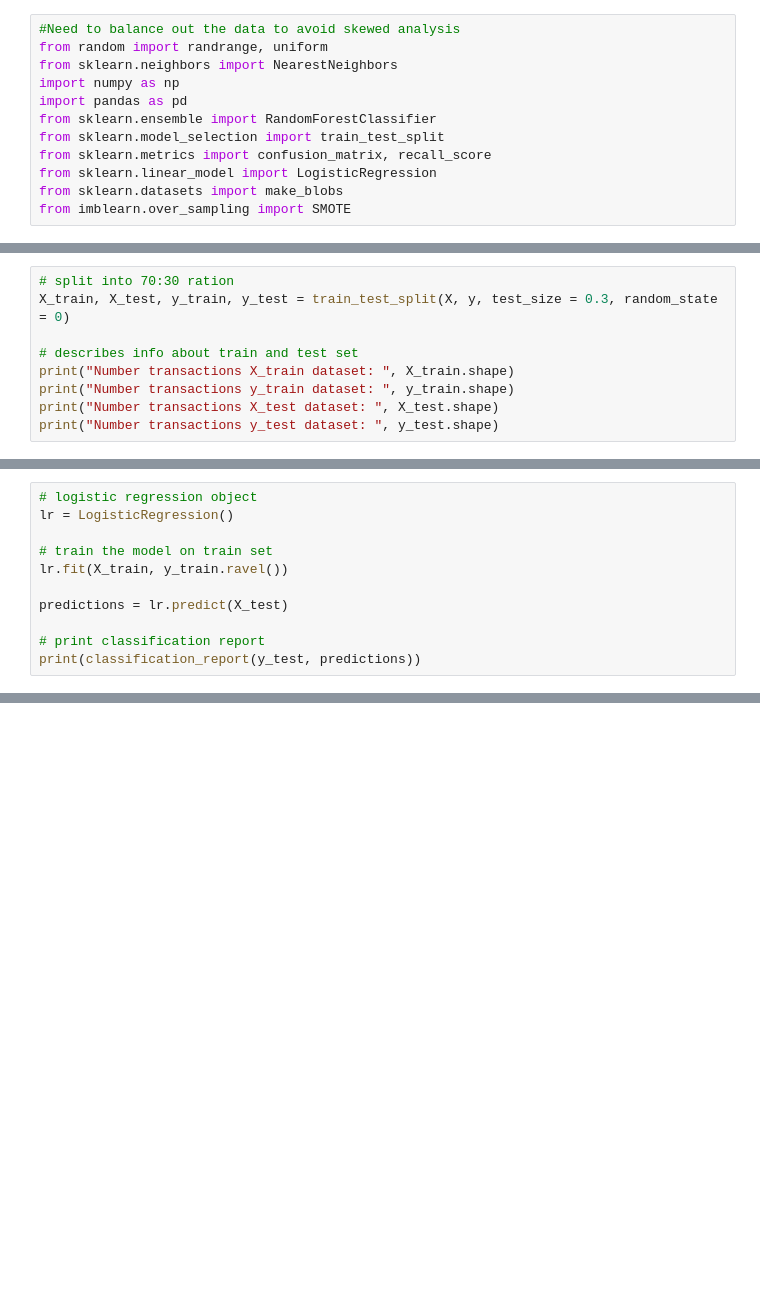
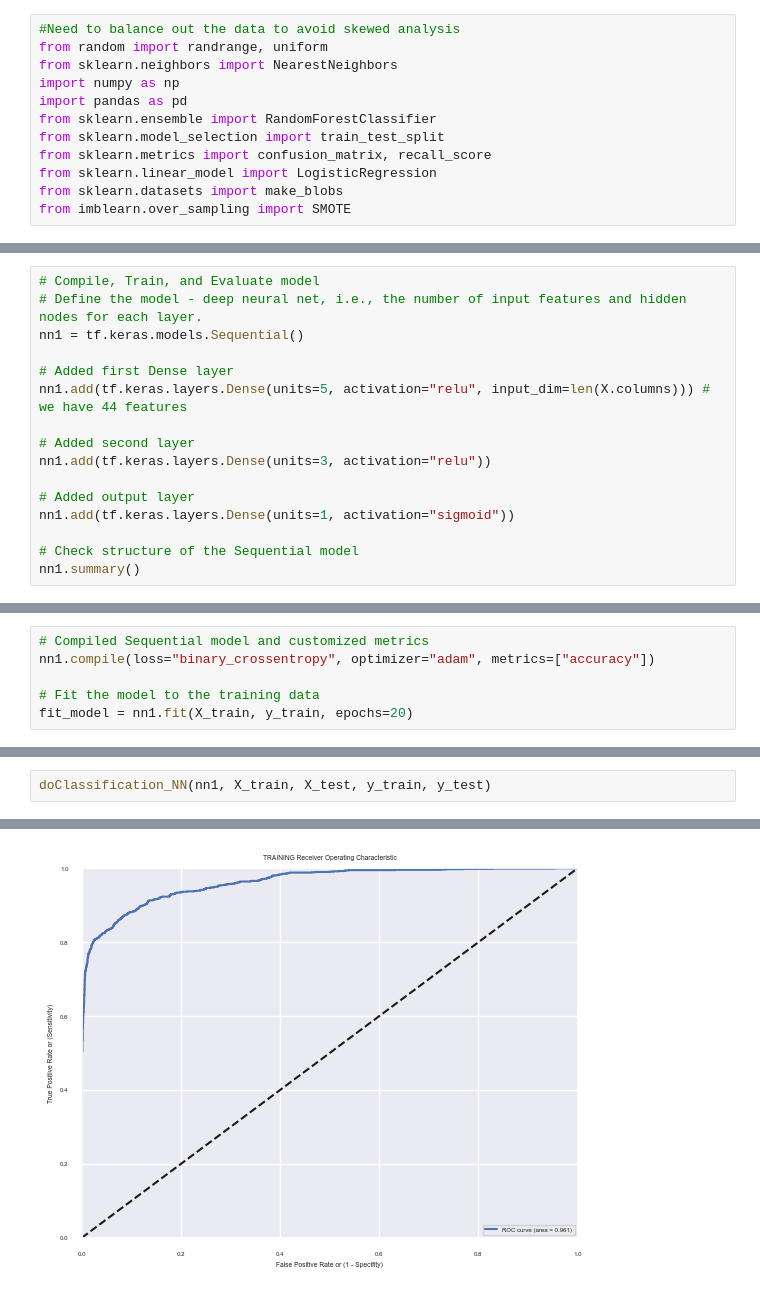
Before and after one commit to Berli85/Project4_Team2, a Jupyter notebook: combined_dataset/machine_learning_classification.ipynb, the cells around one changed output, grey strips where cells are left out. Drawn from its saved outputs; the diff is of its cells as text; blank space fills up the shorter version.

```diff
--- a/combined_dataset/machine_learning_classification.ipynb
+++ b/combined_dataset/machine_learning_classification.ipynb
@@ -339,9 +291,0 @@ y = df_combined2.wine_type_red
-# %%
-# split into 70:30 ration
-X_train, X_test, y_train, y_test = train_test_split(X, y, test_size = 0.3, random_state = 0)
-
-# describes info about train and test set
-print("Number transactions X_train dataset: ", X_train.shape)
-print("Number transactions y_train dataset: ", y_train.shape)
-print("Number transactions X_test dataset: ", X_test.shape)
-print("Number transactions y_test dataset: ", y_test.shape)
@@ -353,11 +291,0 @@ Number transactions y_test dataset:  (1950,)
-# %%
-# logistic regression object
-lr = LogisticRegression()
-
-# train the model on train set
-lr.fit(X_train, y_train.ravel())
-
-predictions = lr.predict(X_test)
-
-# print classification report
-print(classification_report(y_test, predictions))
@@ -453,0 +371,16 @@ weighted avg       1.00      1.00      1.00      1950
+# %%
+# Compile, Train, and Evaluate model
+# Define the model - deep neural net, i.e., the number of input features and hidden nodes for each layer.
+nn1 = tf.keras.models.Sequential()
+
+# Added first Dense layer
+nn1.add(tf.keras.layers.Dense(units=5, activation="relu", input_dim=len(X.columns))) # we have 44 features
+
+# Added second layer
+nn1.add(tf.keras.layers.Dense(units=3, activation="relu"))
+
+# Added output layer
+nn1.add(tf.keras.layers.Dense(units=1, activation="sigmoid"))
+
+# Check structure of the Sequential model
+nn1.summary()
@@ -453,0 +401,6 @@ weighted avg       1.00      1.00      1.00      1950
+# %%
+# Compiled Sequential model and customized metrics
+nn1.compile(loss="binary_crossentropy", optimizer="adam", metrics=["accuracy"])
+
+# Fit the model to the training data
+fit_model = nn1.fit(X_train, y_train, epochs=20)
@@ -453,0 +506,3 @@ weighted avg       1.00      1.00      1.00      1950
+# %%
+doClassification_NN(nn1, X_train, X_test, y_train, y_test)
+# %% [output]
@@ -453,0 +528 @@ weighted avg       1.00      1.00      1.00      1950
+[figure, added]
```
Also changed, not shown: parts of 42 cells of this notebook.
